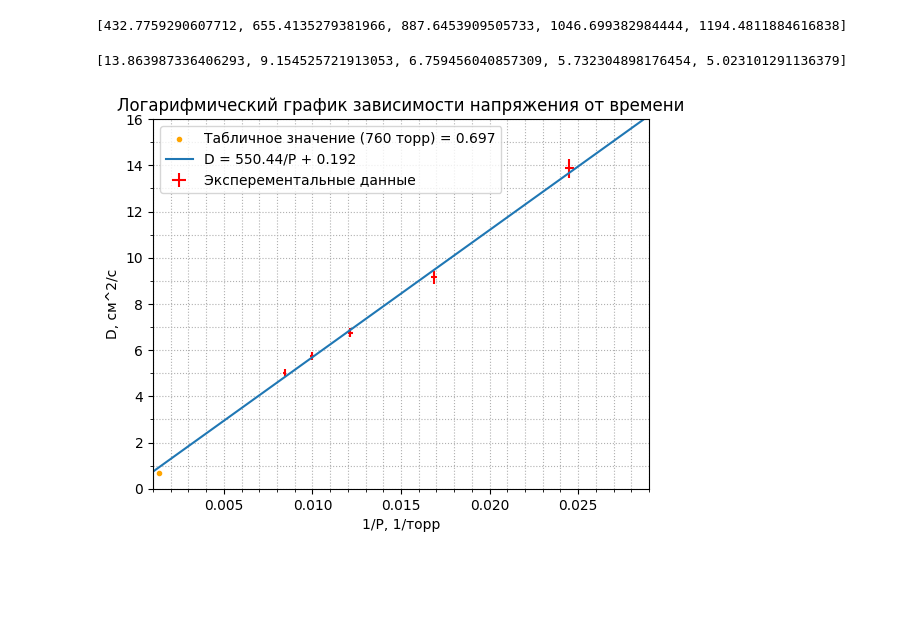
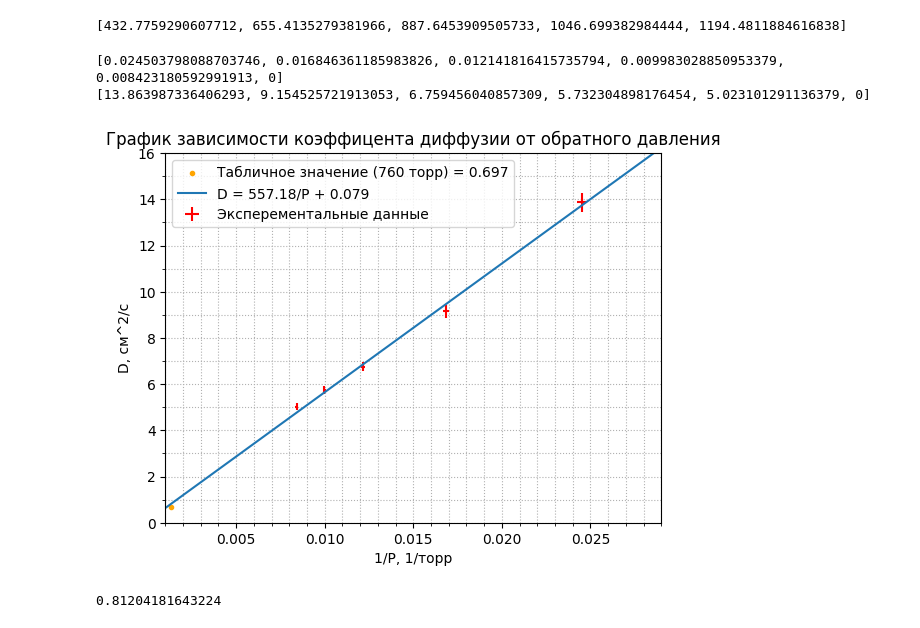
Before and after one commit to airavil/ObshePhis-Labs, a Jupyter notebook: Термодинамика/2.2.1/obrabotka.ipynb, the cells around one changed output. Drawn from its saved outputs; the diff is of its cells as text; code cells hidden in the pictures; blank space fills up the shorter version.

```diff
--- a/Термодинамика/2.2.1/obrabotka.ipynb
+++ b/Термодинамика/2.2.1/obrabotka.ipynb
@@ -59,30 +59,36 @@ print(Tau)
 # %% [output]
 [432.7759290607712, 655.4135279381966, 887.6453909505733, 1046.699382984444, 1194.4811884616838]
 # %%
-P = [1/40.81, 1/59.36, 1/82.36, 1/100.17, 1/118.72]
-D = list(map(lambda x: 6000/x, Tau))
+P = [1/40.81, 1/59.36, 1/82.36, 1/100.17, 1/118.72]+[0]
+D = list(map(lambda x: 6000/x, Tau))+[0]
+print(P)
 print(D)
 # %% [output]
-[13.863987336406293, 9.154525721913053, 6.759456040857309, 5.732304898176454, 5.023101291136379]
+[0.024503798088703746, 0.016846361185983826, 0.012141816415735794, 0.009983028850953379, 0.008423180592991913, 0]
+[13.863987336406293, 9.154525721913053, 6.759456040857309, 5.732304898176454, 5.023101291136379, 0]
 # %%
 plt.errorbar(P, D, label='Эксперементальные данные',yerr=list(map(lambda x: x*0.03, D)), xerr=list(map(lambda x: x*0.01, P)), ecolor='red', color='none')
 plt.scatter(1/760, 0.697, label='Табличное значение (760 торр) = 0.697', marker='.', color='orange')
 coeffs = np.polyfit(P, D, deg=1)
 poly_func = np.poly1d(coeffs)
 x = np.linspace(0, 0.03, 100)
 y = poly_func(x)
 plt.plot(x, y, label=f"D = {coeffs[0]:.2f}/P + {coeffs[1]:.3f}")
 
 ax = plt.gca()
 ax.legend()
 ax.xaxis.set_minor_locator(ticker.MultipleLocator(0.001))
 ax.yaxis.set_minor_locator(ticker.MultipleLocator(1))
 ax.grid(True, which='both', axis='both', linestyle='dotted')
 ax.set_xlim(0.001, 0.029)
 ax.set_ylim(0, 16)
-plt.title('Логарифмический график зависимости напряжения от времени')
+plt.title('График зависимости коэффицента диффузии от обратного давления')
 plt.xlabel("1/P, 1/торр")
 plt.ylabel("D, см^2/с")
 plt.show()
 # %% [output]
-[figure, old version]
+[figure, new version]
+# %%
+print(float(poly_func(1/760)))
+# %% [output]
+0.81204181643224
```
